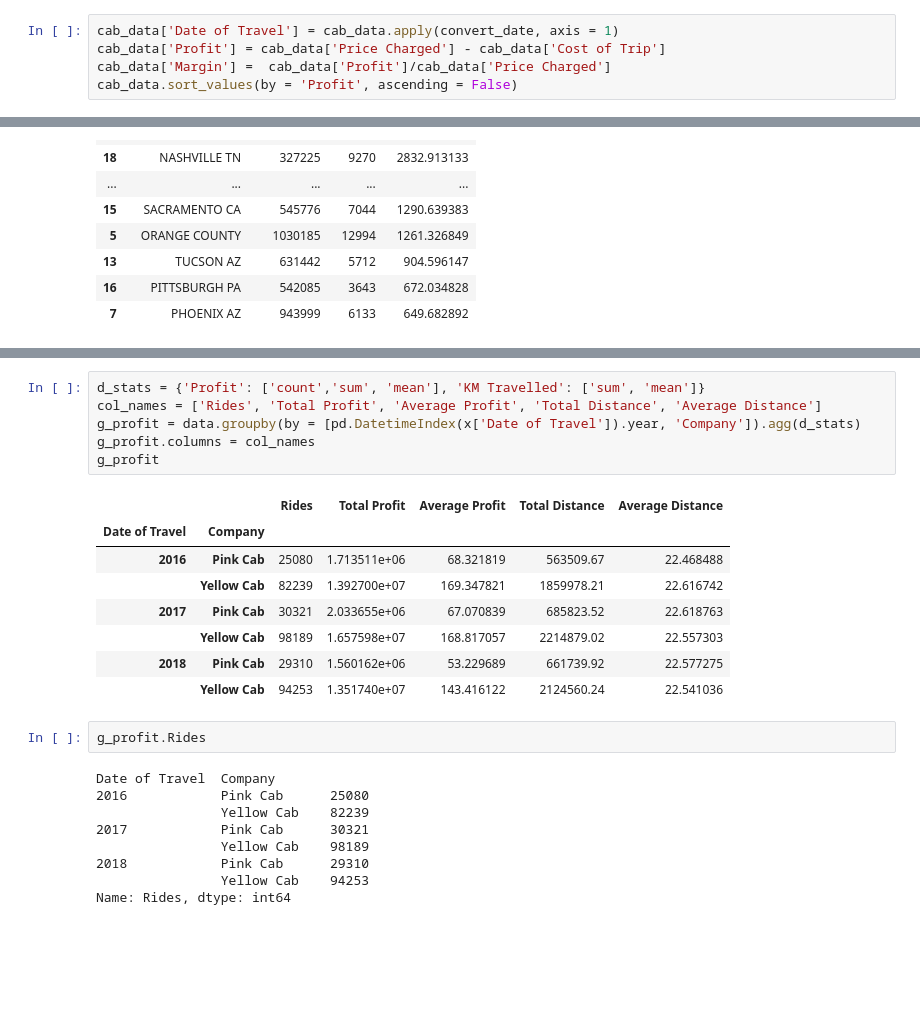
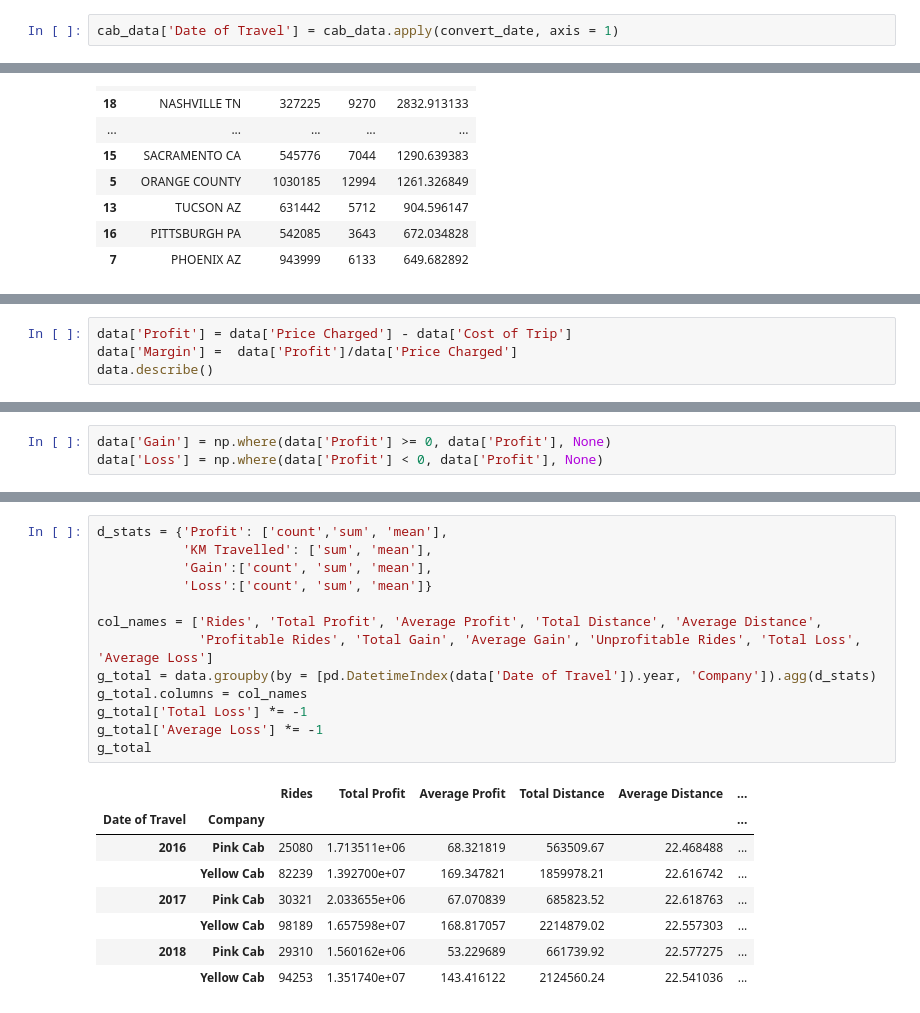
Before and after one commit to jpkcunha/Data-Glacier, a Jupyter notebook: Week2/Cab Investment Case Study/Cab Investiment Analysis.ipynb, the cells around one changed output, grey strips where cells are left out. Cells and saved outputs as stored; diff of their text form; blank space fills up the shorter version.

```diff
--- a/Week2/Cab Investment Case Study/Cab Investiment Analysis.ipynb
+++ b/Week2/Cab Investment Case Study/Cab Investiment Analysis.ipynb
@@ -143,7 +145,4 @@ def convert_date(row):
     return (start + dt.timedelta(days=ordinal)).replace(microsecond=0).date()
 # %%
 cab_data['Date of Travel'] = cab_data.apply(convert_date, axis = 1)
-cab_data['Profit'] = cab_data['Price Charged'] - cab_data['Cost of Trip']
-cab_data['Margin'] =  cab_data['Profit']/cab_data['Price Charged']
-cab_data.sort_values(by = 'Profit', ascending = False)
 # %% [output]
@@ -260,3 +238,7 @@ Index(['Transaction ID', 'Date of Travel', 'Company', 'City', 'KM Travelled',
 Index(['City', 'Population', 'Users', 'Users/100k'], dtype='object')
 Index(['Customer ID', 'Gender', 'Age', 'Income (USD/Month)'], dtype='object')
 Index(['Date', 'Holiday', 'WeekDay'], dtype='object')
+# %%
+data['Profit'] = data['Price Charged'] - data['Cost of Trip']
+data['Margin'] =  data['Profit']/data['Price Charged']
+data.describe()
@@ -338,3 +320,6 @@ TUCSON AZ: 36 "outliers" - 47.2% Yellow Cab
 WASHINGTON DC: 705 "outliers" - 99.1% Yellow Cab
 
 4682 of the 4928 "outliers" are from Yellow Cab company ==> 95.0%
+# %%
+data['Gain'] = np.where(data['Profit'] >= 0, data['Profit'], None)
+data['Loss'] = np.where(data['Profit'] < 0, data['Profit'], None)
@@ -341,26 +334,22 @@ WASHINGTON DC: 705 "outliers" - 99.1% Yellow Cab
 # %%
-d_stats = {'Profit': ['count','sum', 'mean'], 'KM Travelled': ['sum', 'mean']}
-col_names = ['Rides', 'Total Profit', 'Average Profit', 'Total Distance', 'Average Distance']
-g_profit = data.groupby(by = [pd.DatetimeIndex(x['Date of Travel']).year, 'Company']).agg(d_stats)
-g_profit.columns = col_names
-g_profit
+d_stats = {'Profit': ['count','sum', 'mean'],
+           'KM Travelled': ['sum', 'mean'],
+           'Gain':['count', 'sum', 'mean'],
+           'Loss':['count', 'sum', 'mean']}
+
+col_names = ['Rides', 'Total Profit', 'Average Profit', 'Total Distance', 'Average Distance',
+             'Profitable Rides', 'Total Gain', 'Average Gain', 'Unprofitable Rides', 'Total Loss', 'Average Loss']
+g_total = data.groupby(by = [pd.DatetimeIndex(data['Date of Travel']).year, 'Company']).agg(d_stats)
+g_total.columns = col_names
+g_total['Total Loss'] *= -1
+g_total['Average Loss'] *= -1
+g_total
 # %% [output]
-|  |  | Rides | Total Profit | Average Profit | Total Distance | Average Distance |
-| Date of Travel | Company |  |  |  |  |  |
-| 2016 | Pink Cab | 25080 | 1.713511e+06 | 68.321819 | 563509.67 | 22.468488 |
-|  | Yellow Cab | 82239 | 1.392700e+07 | 169.347821 | 1859978.21 | 22.616742 |
-| 2017 | Pink Cab | 30321 | 2.033655e+06 | 67.070839 | 685823.52 | 22.618763 |
-|  | Yellow Cab | 98189 | 1.657598e+07 | 168.817057 | 2214879.02 | 22.557303 |
-| 2018 | Pink Cab | 29310 | 1.560162e+06 | 53.229689 | 661739.92 | 22.577275 |
-|  | Yellow Cab | 94253 | 1.351740e+07 | 143.416122 | 2124560.24 | 22.541036 |
+|  |  | Rides | Total Profit | Average Profit | Total Distance | Average Distance | ... |
+| Date of Travel | Company |  |  |  |  |  | ... |
+| 2016 | Pink Cab | 25080 | 1.713511e+06 | 68.321819 | 563509.67 | 22.468488 | ... |
+|  | Yellow Cab | 82239 | 1.392700e+07 | 169.347821 | 1859978.21 | 22.616742 | ... |
+| 2017 | Pink Cab | 30321 | 2.033655e+06 | 67.070839 | 685823.52 | 22.618763 | ... |
+|  | Yellow Cab | 98189 | 1.657598e+07 | 168.817057 | 2214879.02 | 22.557303 | ... |
+| 2018 | Pink Cab | 29310 | 1.560162e+06 | 53.229689 | 661739.92 | 22.577275 | ... |
+|  | Yellow Cab | 94253 | 1.351740e+07 | 143.416122 | 2124560.24 | 22.541036 | ... |
-# %%
-g_profit.Rides
-# %% [output]
-Date of Travel  Company
-2016            Pink Cab      25080
-                Yellow Cab    82239
-2017            Pink Cab      30321
-                Yellow Cab    98189
-2018            Pink Cab      29310
-                Yellow Cab    94253
-Name: Rides, dtype: int64
```
Also changed, not shown: parts of 23 cells of this notebook.
